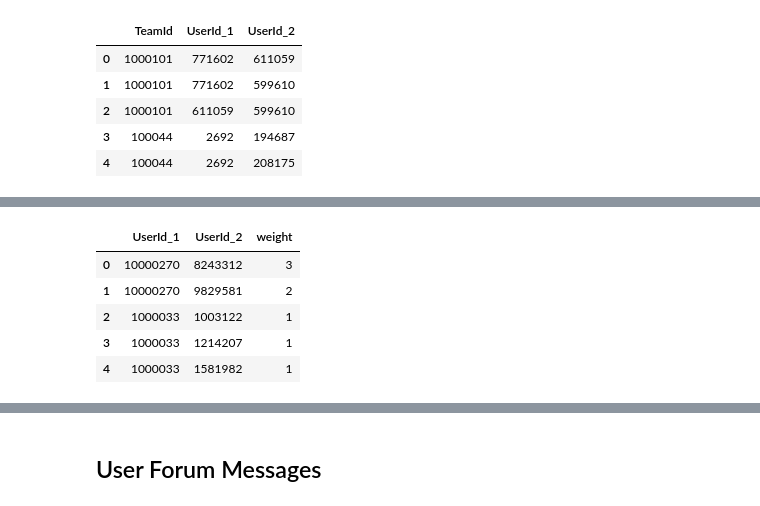
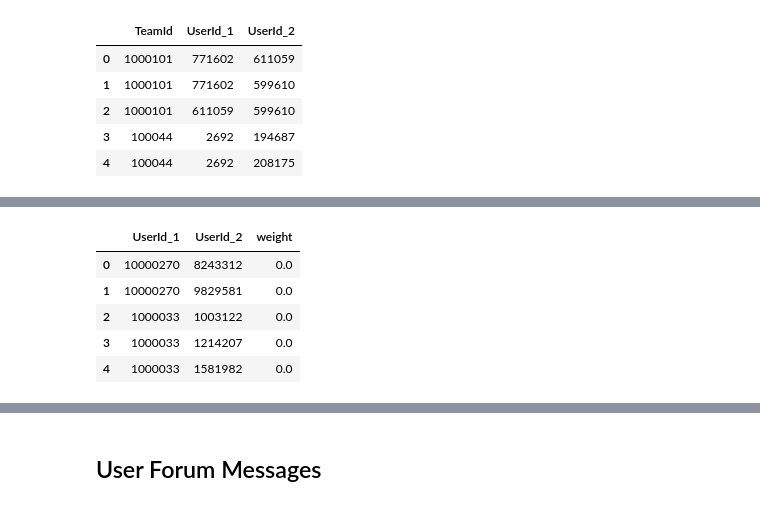
Before and after one commit to jsuasnabarh/kaggle-network-analysis, a Jupyter notebook: notebooks/03_NetworkBuilding.ipynb, the cells around one changed output, grey strips where cells are left out. Saved outputs shown, nothing was run; the diff lists cells and outputs as text; code cells hidden in the pictures.

```diff
--- a/notebooks/02_NetworkDataPreparation.ipynb
+++ b/notebooks/03_NetworkBuilding.ipynb
@@ -50,0 +69,9 @@ df_team_memberships.head()
+# %%
+df_teams.fillna(0,inplace=True)
+df_teams["Medal"] = df_teams["Medal"].astype(float)
+df_teams.loc[df_teams.Medal == 3, 'MedalPoint'] = 1
+df_teams.loc[df_teams.Medal == 1, 'MedalPoint'] = 3
+df_teams.loc[df_teams.Medal == 2, 'MedalPoint'] = 2
+df_teams.loc[df_teams.Medal == 0, 'MedalPoint'] = 0
+df_teams = df_teams[["TeamId","CompetitionId","MedalPoint"]]
+df_teams.head()
@@ -50,0 +85,4 @@ df_team_memberships.head()
+# %%
+df_team_memberships_2 = df_team_memberships.groupby("TeamId").count().reset_index()
+df_team_memberships_2.rename(columns={"UserId":"Members"},inplace=True)
+df_team_memberships_2.head()
@@ -50,0 +96,3 @@ df_team_memberships.head()
+# %%
+df_team_memberships_2 = pd.merge(df_team_memberships_2,df_teams,on="TeamId")
+df_team_memberships_2.head()
@@ -67,0 +205,6 @@ df_team_memberships_graph[df_team_memberships_graph["TeamId"]=="999285"]
+# %%
+df_team_memberships_graph_2 = df_team_memberships_graph.merge(df_teams)
+df_team_memberships_graph_2 = df_team_memberships_graph_2.merge(df_team_memberships_2)
+#Creamos la fraccion que del valor de la medalla entre los competidores del team la cual sera el peso de la arista
+df_team_memberships_graph_2["MedalPointFraccionated"] = df_team_memberships_graph_2["MedalPoint"] /df_team_memberships_graph_2["Members"]
+df_team_memberships_graph_2.head()
@@ -68,11 +251,11 @@ df_team_memberships_graph[df_team_memberships_graph["TeamId"]=="999285"]
 # %%
-df_team_memberships_graph_2 = df_team_memberships_graph[["UserId_1","UserId_2"]].groupby(["UserId_1","UserId_2"]).size().reset_index()
-df_team_memberships_graph_2.rename(columns={0:"weight"},inplace=True)
-df_team_memberships_graph_2.head()
+df_team_memberships_graph_3 = df_team_memberships_graph_2[["UserId_1","UserId_2","MedalPoint"]].groupby(["UserId_1","UserId_2"]).sum("MedalPoint").reset_index()
+df_team_memberships_graph_3.rename(columns={"MedalPoint":"weight"},inplace=True)
+df_team_memberships_graph_3.head()
 # %% [output]
 |  | UserId_1 | UserId_2 | weight |
-| 0 | 10000270 | 8243312 | 3 |
-| 1 | 10000270 | 9829581 | 2 |
-| 2 | 1000033 | 1003122 | 1 |
-| 3 | 1000033 | 1214207 | 1 |
-| 4 | 1000033 | 1581982 | 1 |
+| 0 | 10000270 | 8243312 | 0.0 |
+| 1 | 10000270 | 9829581 | 0.0 |
+| 2 | 1000033 | 1003122 | 0.0 |
+| 3 | 1000033 | 1214207 | 0.0 |
+| 4 | 1000033 | 1581982 | 0.0 |
```
Also changed, not shown: parts of 24 cells of this notebook, 9 other files.
